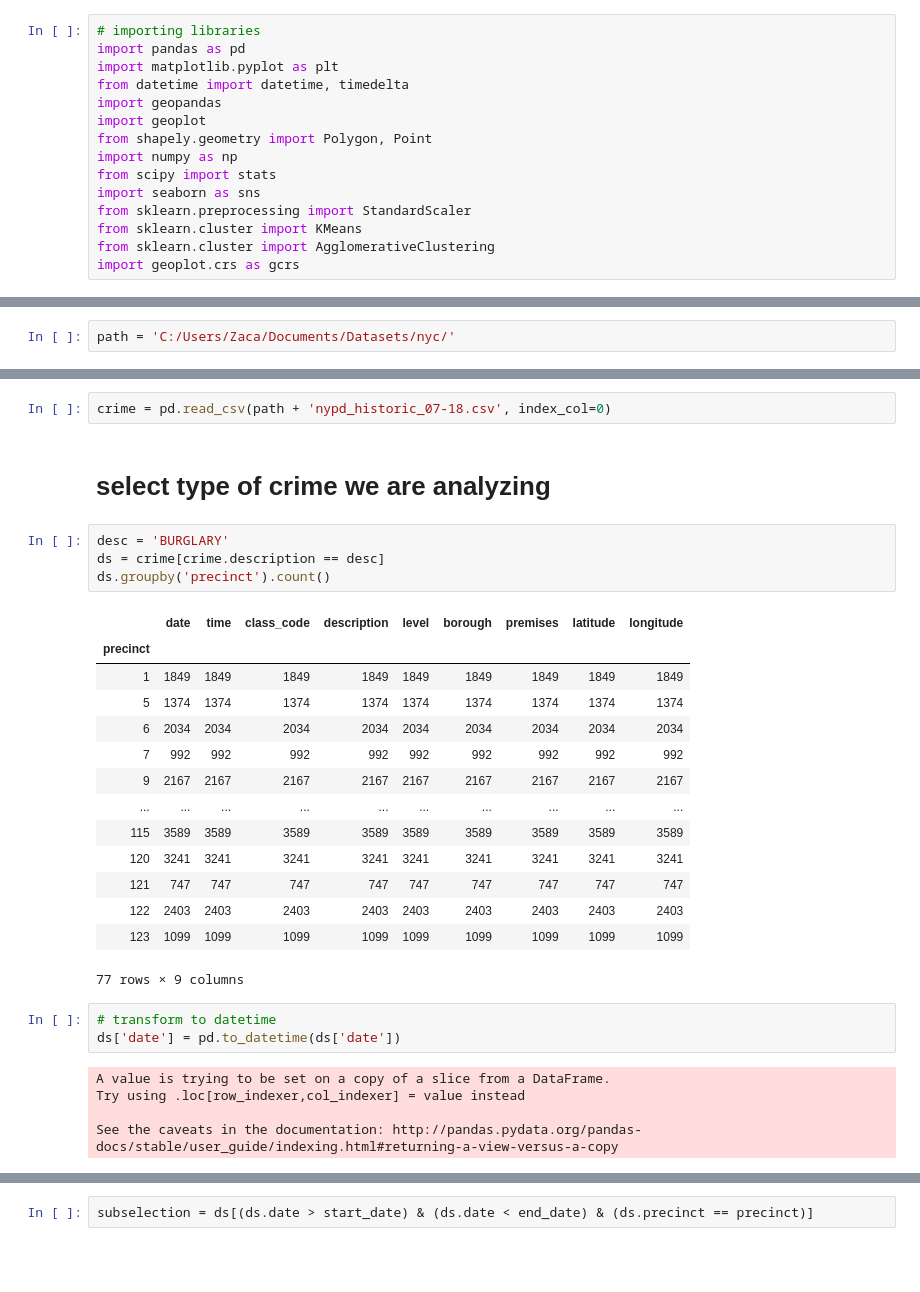
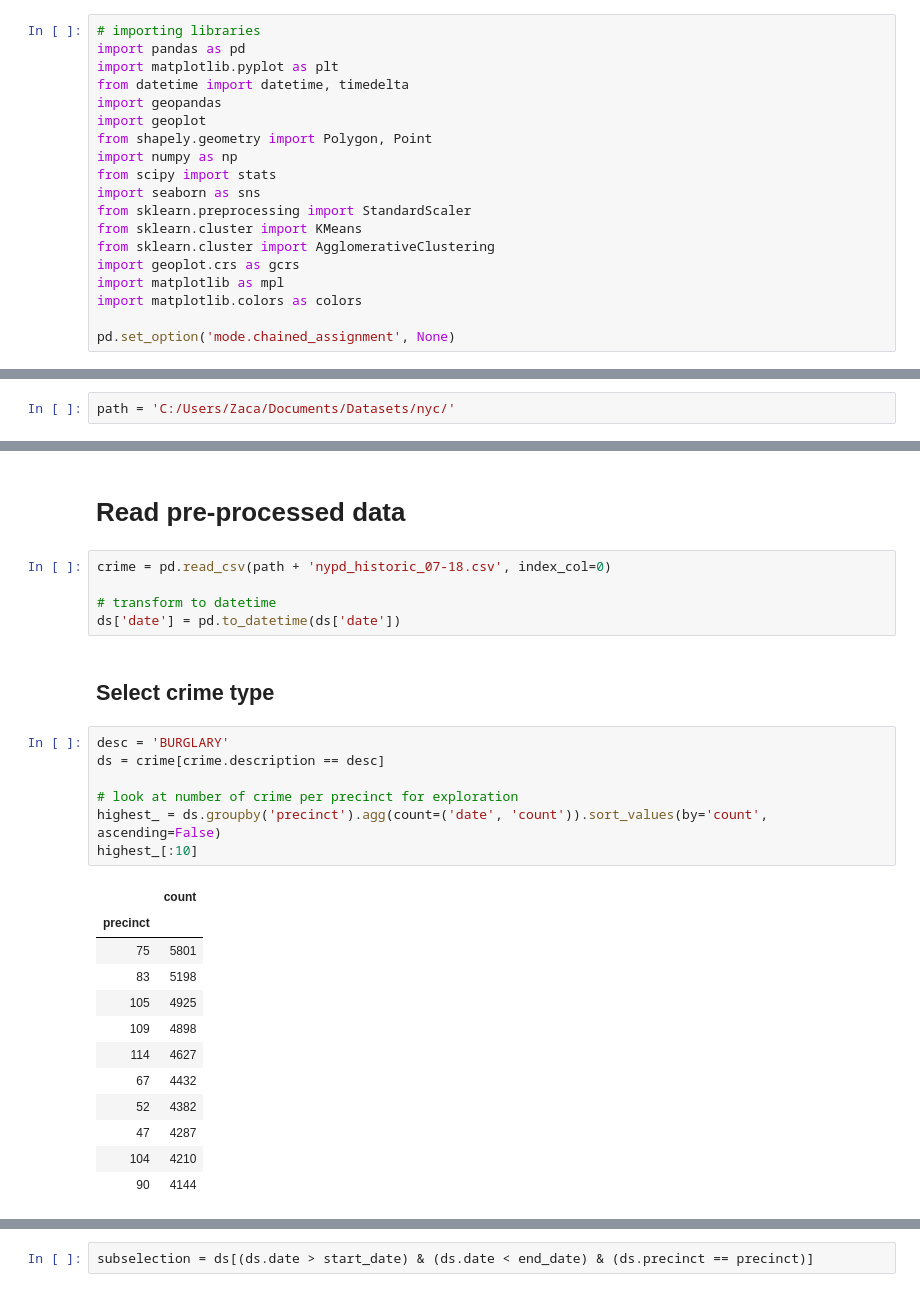
Before and after one commit to ta-data-lis/final-project, a Jupyter notebook: your-project/burglary.ipynb, the cells around one changed output, grey strips where cells are left out. Cells and saved outputs as stored; diff of their text form; blank space fills up the shorter version.

```diff
--- a/your-project/burglary.ipynb
+++ b/your-project/burglary.ipynb
@@ -13,4 +13,8 @@ from sklearn.preprocessing import StandardScaler
 from sklearn.cluster import KMeans
 from sklearn.cluster import AgglomerativeClustering
 import geoplot.crs as gcrs
+import matplotlib as mpl
+import matplotlib.colors as colors
+
+pd.set_option('mode.chained_assignment', None)
 # %% [markdown]
@@ -26,34 +183,32 @@ pcints['pct'] = pcints['pct'].astype('int32')
 clean_map = geopandas.GeoDataFrame()
 clean_map['precinct'] = pcints['pct'].unique()
 clean_map['geometry'] = [Polygon(max(pcints.loc[pcints['pct'] == pct, 'geometry'].unary_union, key=lambda a: a.area).exterior) if pcints.loc[pcints['pct'] == pct, 'geometry'].unary_union.geom_type == 'MultiPolygon' else Polygon(pcints.loc[pcints['pct'] == pct, 'geometry'].unary_union.exterior) for pct in clean_map.precinct]
+# %% [markdown]
+# Read pre-processed data
 # %%
 crime = pd.read_csv(path + 'nypd_historic_07-18.csv', index_col=0)
+
+# transform to datetime
+ds['date'] = pd.to_datetime(ds['date'])
-# %% [markdown]
-# select type of crime we are analyzing
+# %% [markdown]
+## Select crime type
 # %%
 desc = 'BURGLARY'
 ds = crime[crime.description == desc]
-ds.groupby('precinct').count()
+
+# look at number of crime per precinct for exploration
+highest_ = ds.groupby('precinct').agg(count=('date', 'count')).sort_values(by='count', ascending=False)
+highest_[:10]
 # %% [output]
-|  | date | time | class_code | description | level | borough | premises | latitude | longitude |
-| precinct |  |  |  |  |  |  |  |  |  |
-| 1 | 1849 | 1849 | 1849 | 1849 | 1849 | 1849 | 1849 | 1849 | 1849 |
-| 5 | 1374 | 1374 | 1374 | 1374 | 1374 | 1374 | 1374 | 1374 | 1374 |
-| 6 | 2034 | 2034 | 2034 | 2034 | 2034 | 2034 | 2034 | 2034 | 2034 |
-| 7 | 992 | 992 | 992 | 992 | 992 | 992 | 992 | 992 | 992 |
-| 9 | 2167 | 2167 | 2167 | 2167 | 2167 | 2167 | 2167 | 2167 | 2167 |
-| ... | ... | ... | ... | ... | ... | ... | ... | ... | ... |
-| 115 | 3589 | 3589 | 3589 | 3589 | 3589 | 3589 | 3589 | 3589 | 3589 |
-| 120 | 3241 | 3241 | 3241 | 3241 | 3241 | 3241 | 3241 | 3241 | 3241 |
-| 121 | 747 | 747 | 747 | 747 | 747 | 747 | 747 | 747 | 747 |
-| 122 | 2403 | 2403 | 2403 | 2403 | 2403 | 2403 | 2403 | 2403 | 2403 |
-| 123 | 1099 | 1099 | 1099 | 1099 | 1099 | 1099 | 1099 | 1099 | 1099 |
+|  | count |
+| precinct |  |
+| 75 | 5801 |
+| 83 | 5198 |
+| 105 | 4925 |
+| 109 | 4898 |
+| 114 | 4627 |
+| 67 | 4432 |
+| 52 | 4382 |
+| 47 | 4287 |
+| 104 | 4210 |
+| 90 | 4144 |
-77 rows × 9 columns
-# %%
-# transform to datetime
-ds['date'] = pd.to_datetime(ds['date'])
-# %% [output]
-A value is trying to be set on a copy of a slice from a DataFrame.
-Try using .loc[row_indexer,col_indexer] = value instead
-
-See the caveats in the documentation: http://pandas.pydata.org/pandas-docs/stable/user_guide/indexing.html#returning-a-view-versus-a-copy
```
Also changed, not shown: parts of 29 cells of this notebook.
